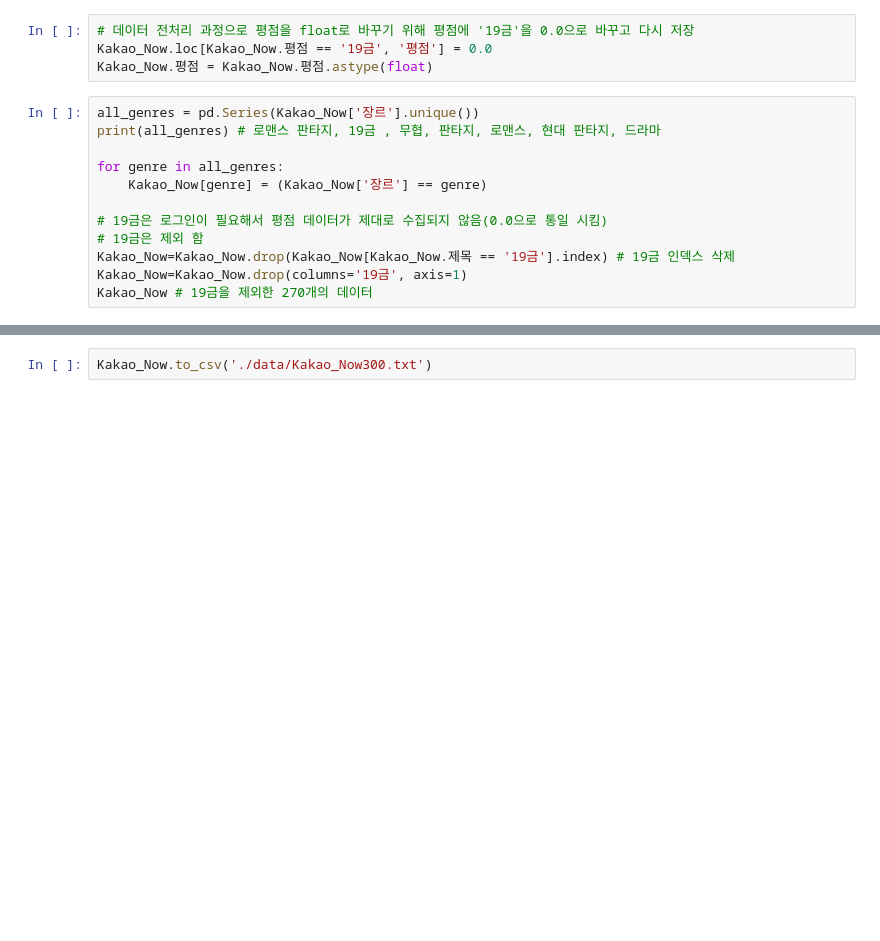
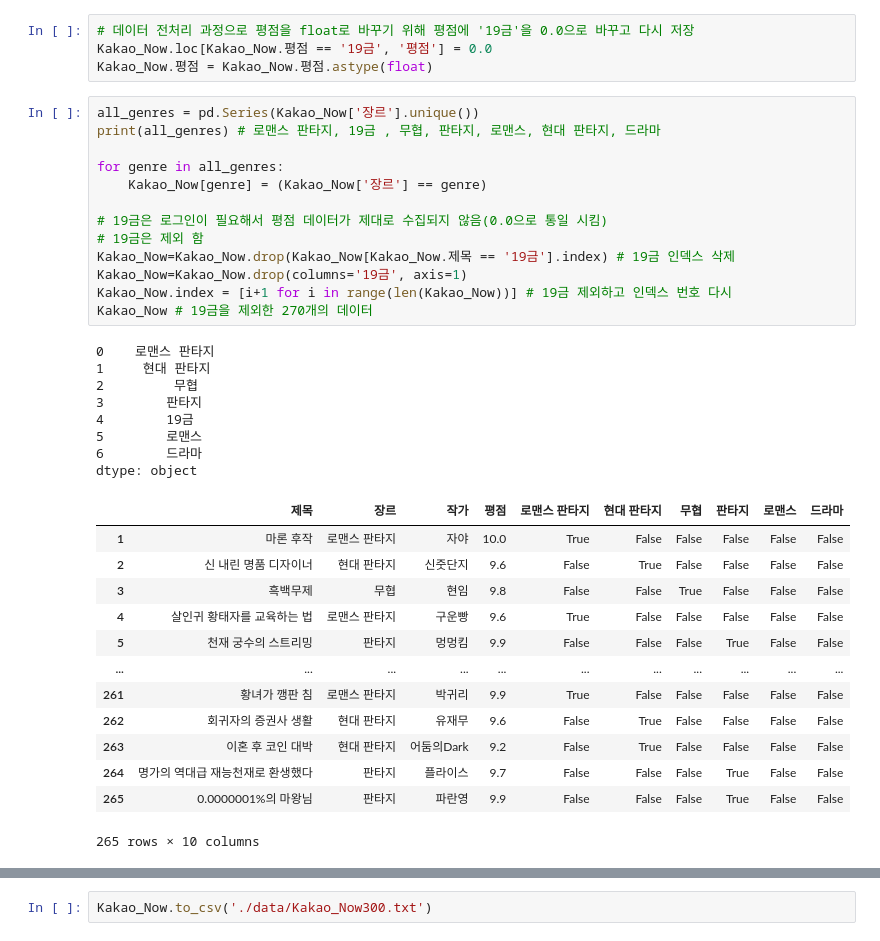
Before and after one commit to Deuk2067/MyProject, a Jupyter notebook: AnalysisProject-Web Novel/Kakao.ipynb, the cells around one changed output, grey strips where cells are left out. Drawn from its saved outputs; the diff is of its cells as text; blank space fills up the shorter version.

```diff
--- a/AnalysisProject-Web Novel/Kakao.ipynb
+++ b/AnalysisProject-Web Novel/Kakao.ipynb
@@ -90,15 +123,38 @@ Kakao_Now.평점 = Kakao_Now.평점.astype(float)
 # %%
 all_genres = pd.Series(Kakao_Now['장르'].unique())
 print(all_genres) # 로맨스 판타지, 19금 , 무협, 판타지, 로맨스, 현대 판타지, 드라마
 
 for genre in all_genres:
     Kakao_Now[genre] = (Kakao_Now['장르'] == genre)
 
 # 19금은 로그인이 필요해서 평점 데이터가 제대로 수집되지 않음(0.0으로 통일 시킴)
 # 19금은 제외 함
 Kakao_Now=Kakao_Now.drop(Kakao_Now[Kakao_Now.제목 == '19금'].index) # 19금 인덱스 삭제
 Kakao_Now=Kakao_Now.drop(columns='19금', axis=1)
+Kakao_Now.index = [i+1 for i in range(len(Kakao_Now))] # 19금 제외하고 인덱스 번호 다시
 Kakao_Now # 19금을 제외한 270개의 데이터
+# %% [output]
+0    로맨스 판타지
+1     현대 판타지
+2         무협
+3        판타지
+4        19금
+5        로맨스
+6        드라마
+dtype: object
+|  | 제목 | 장르 | 작가 | 평점 | 로맨스 판타지 | 현대 판타지 | 무협 | 판타지 | 로맨스 | 드라마 |
+| 1 | 마론 후작 | 로맨스 판타지 | 자야 | 10.0 | True | False | False | False | False | False |
+| 2 | 신 내린 명품 디자이너 | 현대 판타지 | 신줏단지 | 9.6 | False | True | False | False | False | False |
+| 3 | 흑백무제 | 무협 | 현임 | 9.8 | False | False | True | False | False | False |
+| 4 | 살인귀 황태자를 교육하는 법 | 로맨스 판타지 | 구운빵 | 9.6 | True | False | False | False | False | False |
+| 5 | 천재 궁수의 스트리밍 | 판타지 | 멍멍킴 | 9.9 | False | False | False | True | False | False |
+| ... | ... | ... | ... | ... | ... | ... | ... | ... | ... | ... |
+| 261 | 황녀가 깽판 침 | 로맨스 판타지 | 박귀리 | 9.9 | True | False | False | False | False | False |
+| 262 | 회귀자의 증권사 생활 | 현대 판타지 | 유재무 | 9.6 | False | True | False | False | False | False |
+| 263 | 이혼 후 코인 대박 | 현대 판타지 | 어둠의Dark | 9.2 | False | True | False | False | False | False |
+| 264 | 명가의 역대급 재능천재로 환생했다 | 판타지 | 플라이스 | 9.7 | False | False | False | True | False | False |
+| 265 | 0.0000001%의 마왕님 | 판타지 | 파란영 | 9.9 | False | False | False | True | False | False |
+265 rows × 10 columns
 # %%
 # 마지막 확인
 Kakao_Now.info() # null값 없음 확인
```
Also changed, not shown: parts of 6 cells of this notebook, 10 other files.
